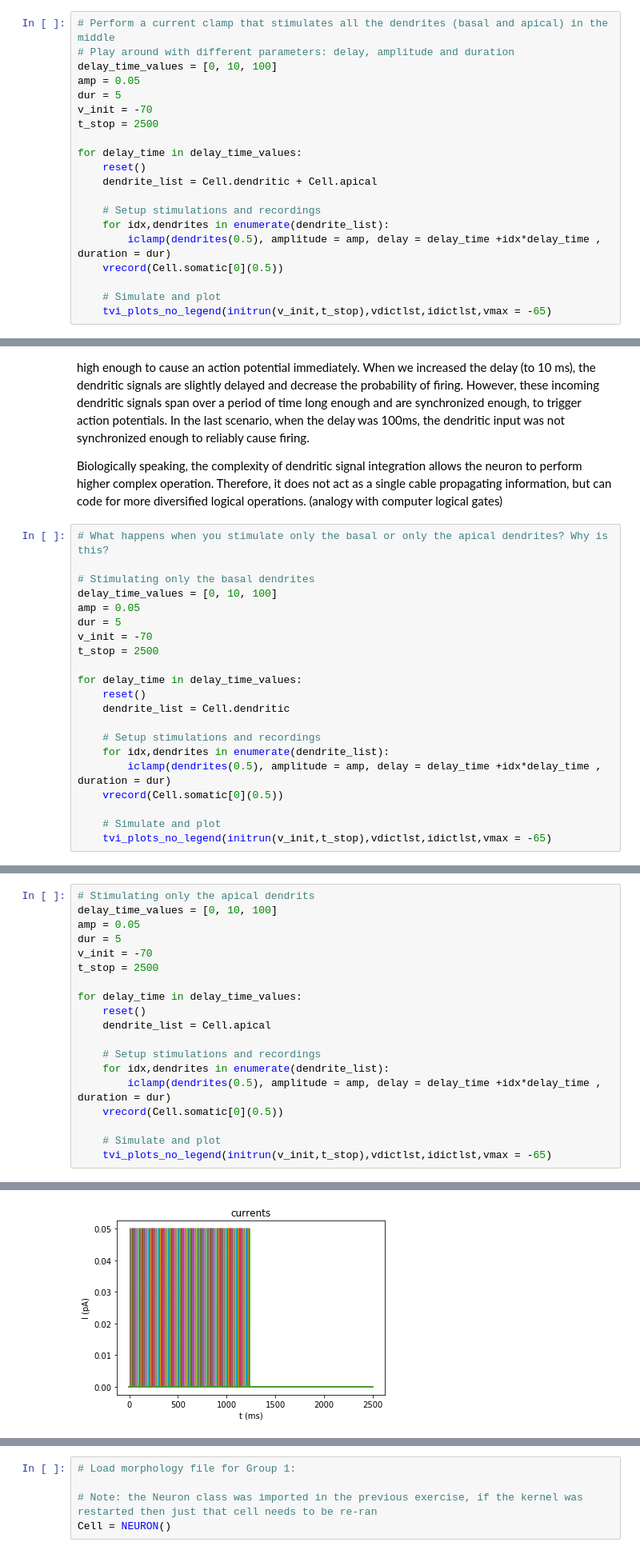
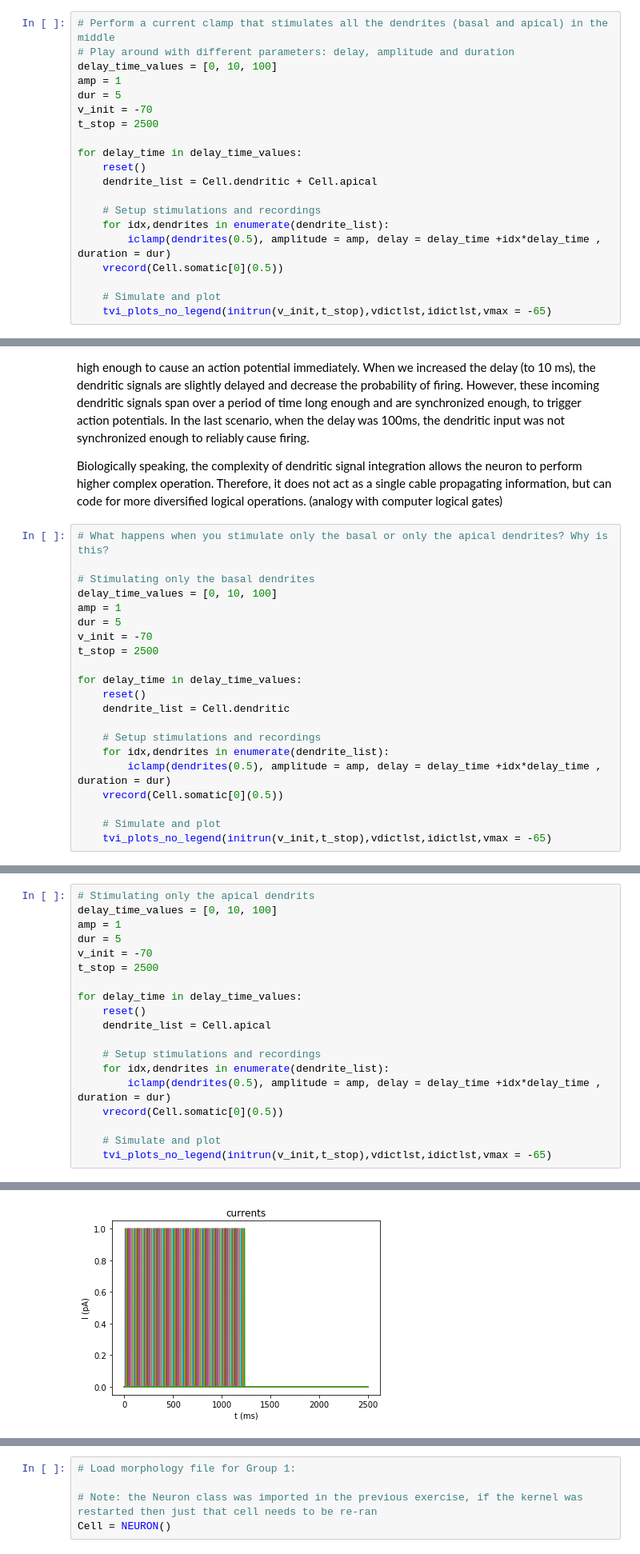
Before and after one commit to GasserElbanna/In-Silico-Neuroscience-Projects, a Jupyter notebook: Week 4/Week4_HomeWork.ipynb, the cells around one changed output, grey strips where cells are left out. Shown at 80% size. Cells and saved outputs as stored; diff of their text form.

```diff
--- a/Week 4/Week4_HomeWork.ipynb
+++ b/Week 4/Week4_HomeWork.ipynb
@@ -1396,7 +1396,7 @@ def tvi_plots_no_legend(t, vdictlst = [], idictlst = [], vmax = 40, imax = 0.5):
 # Perform a current clamp that stimulates all the dendrites (basal and apical) in the middle
 # Play around with different parameters: delay, amplitude and duration
 delay_time_values = [0, 10, 100]
-amp = 0.05
+amp = 1
 dur = 5
 v_init = -70
 t_stop = 2500
@@ -1434,7 +1434,7 @@ Biologically speaking, the complexity of dendritic signal integration allows the
 
 # Stimulating only the basal dendrites
 delay_time_values = [0, 10, 100]
-amp = 0.05
+amp = 1
 dur = 5
 v_init = -70
 t_stop = 2500
@@ -1460,7 +1460,7 @@ for delay_time in delay_time_values:
 # %%
 # Stimulating only the apical dendrits
 delay_time_values = [0, 10, 100]
-amp = 0.05
+amp = 1
 dur = 5
 v_init = -70
 t_stop = 2500
@@ -1481,3 +1481,3 @@ for delay_time in delay_time_values:
 [figure]
-[figure, old version]
+[figure, new version]
 [figure]
```
Also changed, not shown: parts of 3 cells of this notebook.
